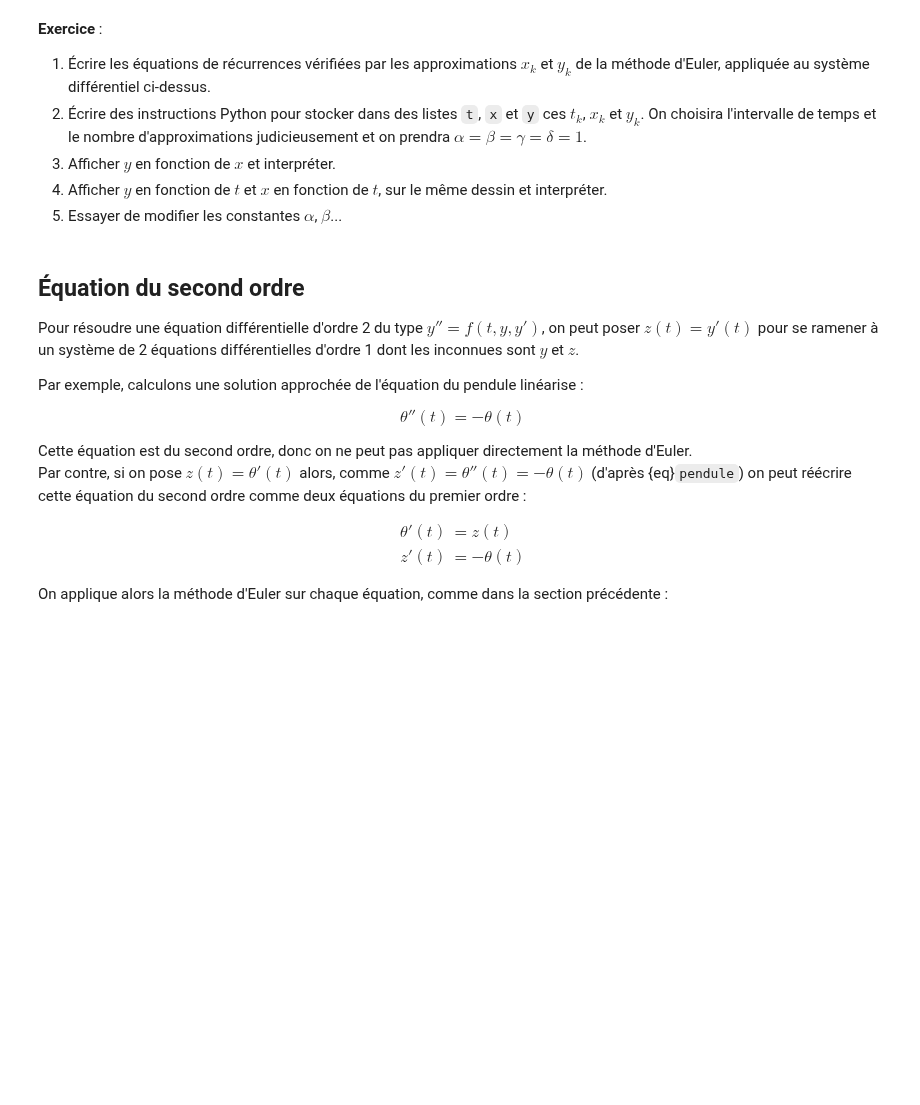
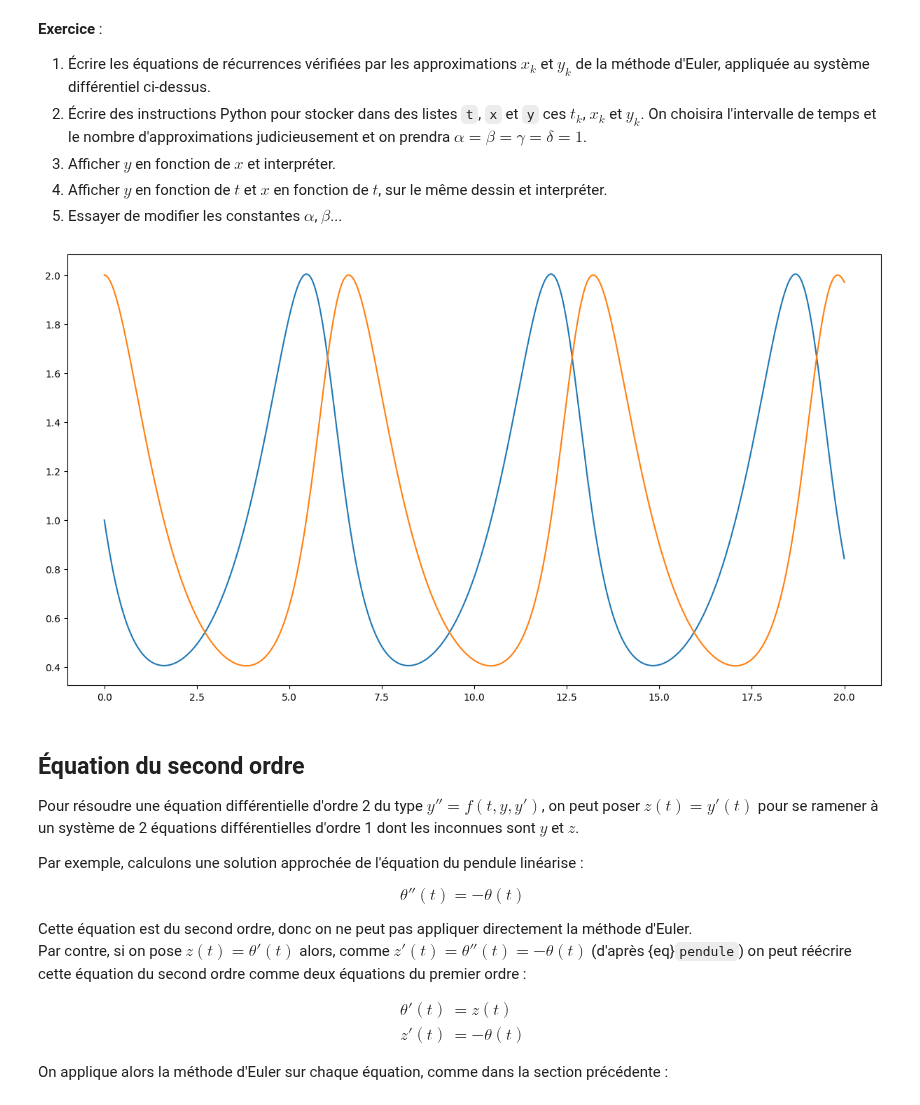
Before and after one commit to cpge-itc/bcpst2, a Jupyter notebook: files/dl/bcpst/4_euler/euler.ipynb, the cells around one changed output. Saved outputs shown, nothing was run; the diff lists cells and outputs as text; code cells hidden in the pictures; blank space fills up the shorter version.

```diff
--- a/files/dl/bcpst/4_euler/euler.ipynb
+++ b/files/dl/bcpst/4_euler/euler.ipynb
@@ -324,6 +384,23 @@ Le système différentiel de Lotka-Volterra permet de modéliser l'évolution co
 1. Afficher $y$ en fonction de $x$ et interpréter.
 1. Afficher $y$ en fonction de $t$ et $x$ en fonction de $t$, sur le même dessin et interpréter.
 1. Essayer de modifier les constantes $\alpha$, $\beta$...
+# %%
+a = b = c = d = 1
+x = [1]
+y = [2]
+t = [0]
+h = 0.01
+
+for k in range(2000):
+    t.append(t[-1] + h)
+    x.append(x[-1] + h*x[-1]*(a - b*y[-1]))
+    y.append(y[-1] + h*y[-1]*(c*x[-1] - d))
+
+plt.plot(t, x)
+plt.plot(t, y)
+plt.show()
+# %% [output]
+[figure, added]
 # %% [markdown]
 ## Équation du second ordre
 
```
Also changed, not shown: parts of 10 cells of this notebook.
